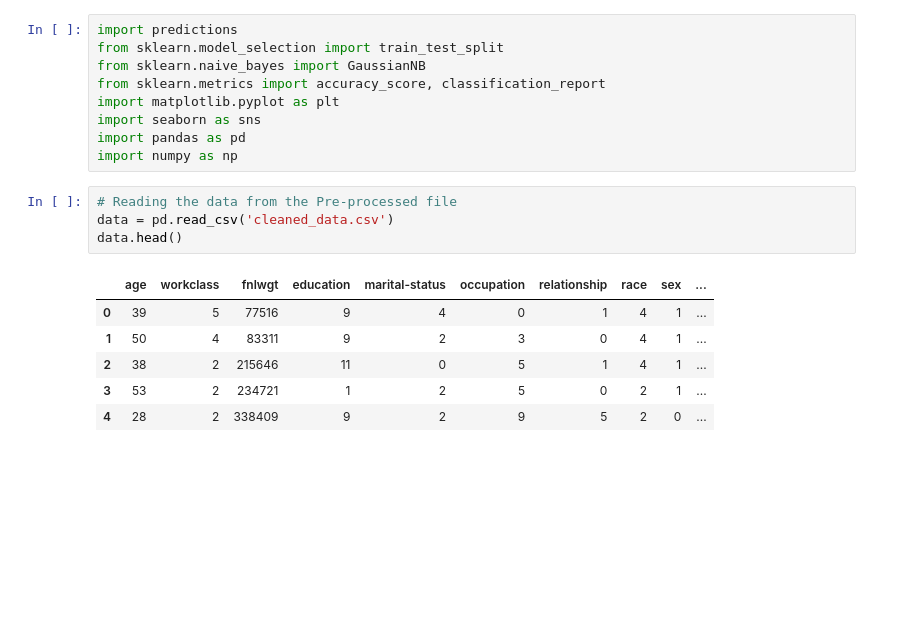
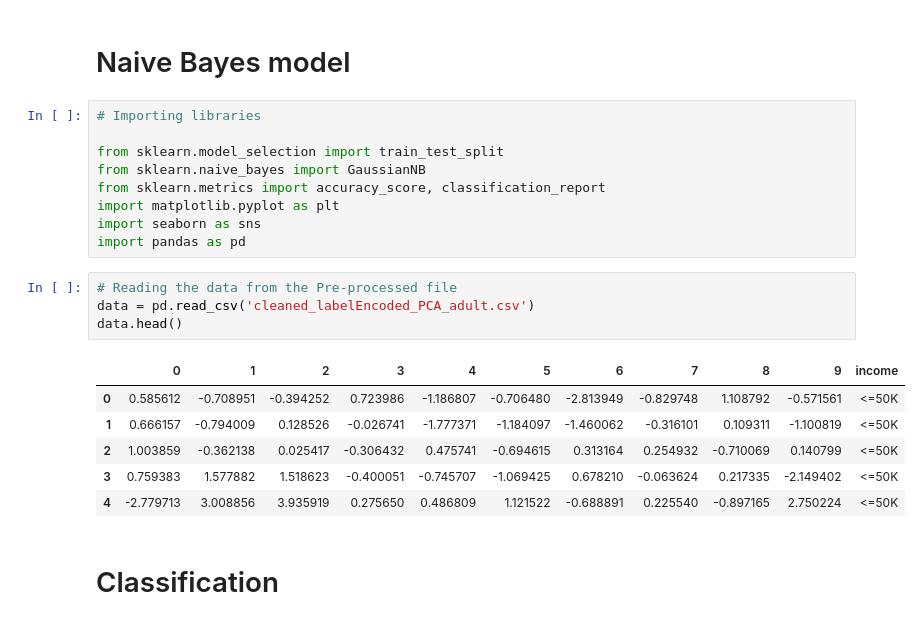
Before and after one commit to manujayaRajaguru/Census-Income-prediction---DE_CW, a Jupyter notebook: naive_bayes.ipynb, the cells around one changed output. Cells and saved outputs as stored; diff of their text form; blank space fills up the shorter version.

Commit message:
Completed Traing Naive Bayes model.

```diff
--- a/naive_bayes.ipynb
+++ b/naive_bayes.ipynb
@@ -1,21 +1,25 @@
+# %% [markdown]
+# Naive Bayes model
 # %%
-import predictions
+# Importing libraries
+
 from sklearn.model_selection import train_test_split
 from sklearn.naive_bayes import GaussianNB
 from sklearn.metrics import accuracy_score, classification_report
 import matplotlib.pyplot as plt
 import seaborn as sns
 import pandas as pd
-import numpy as np
 # %%
 # Reading the data from the Pre-processed file
-data = pd.read_csv('cleaned_data.csv')
+data = pd.read_csv('cleaned_labelEncoded_PCA_adult.csv')
 data.head()
 # %% [output]
-|  | age | workclass | fnlwgt | education | marital-status | occupation | relationship | race | sex | ... |
-| 0 | 39 | 5 | 77516 | 9 | 4 | 0 | 1 | 4 | 1 | ... |
-| 1 | 50 | 4 | 83311 | 9 | 2 | 3 | 0 | 4 | 1 | ... |
-| 2 | 38 | 2 | 215646 | 11 | 0 | 5 | 1 | 4 | 1 | ... |
-| 3 | 53 | 2 | 234721 | 1 | 2 | 5 | 0 | 2 | 1 | ... |
-| 4 | 28 | 2 | 338409 | 9 | 2 | 9 | 5 | 2 | 0 | ... |
+|  | 0 | 1 | 2 | 3 | 4 | 5 | 6 | 7 | 8 | 9 | income |
+| 0 | 0.585612 | -0.708951 | -0.394252 | 0.723986 | -1.186807 | -0.706480 | -2.813949 | -0.829748 | 1.108792 | -0.571561 | <=50K |
+| 1 | 0.666157 | -0.794009 | 0.128526 | -0.026741 | -1.777371 | -1.184097 | -1.460062 | -0.316101 | 0.109311 | -1.100819 | <=50K |
+| 2 | 1.003859 | -0.362138 | 0.025417 | -0.306432 | 0.475741 | -0.694615 | 0.313164 | 0.254932 | -0.710069 | 0.140799 | <=50K |
+| 3 | 0.759383 | 1.577882 | 1.518623 | -0.400051 | -0.745707 | -1.069425 | 0.678210 | -0.063624 | 0.217335 | -2.149402 | <=50K |
+| 4 | -2.779713 | 3.008856 | 3.935919 | 0.275650 | 0.486809 | 1.121522 | -0.688891 | 0.225540 | -0.897165 | 2.750224 | <=50K |
+# %% [markdown]
+# Classification
 # %%
```
Also changed, not shown: parts of 6 cells of this notebook, 2 other files.
